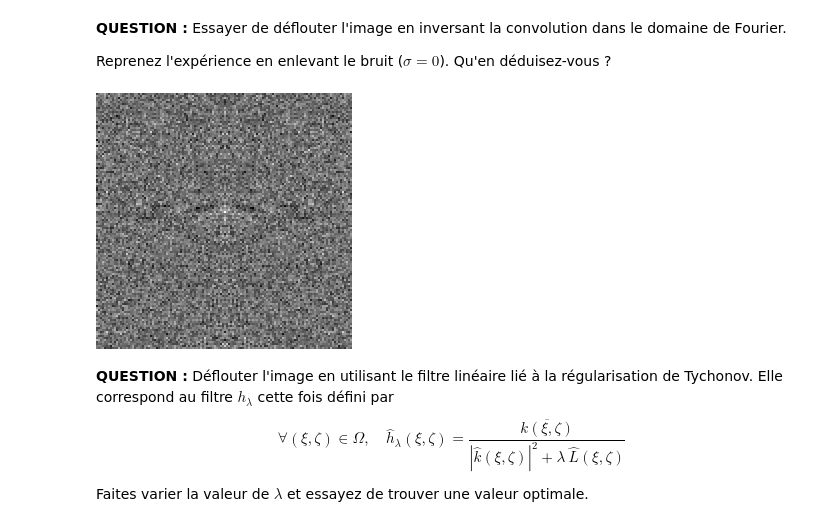
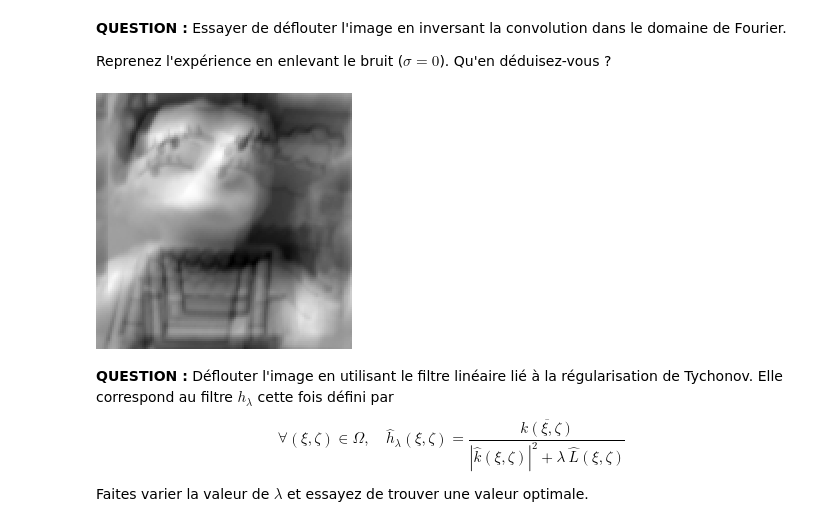
Before and after one commit to RunjiaChen/imageweek, a Jupyter notebook: exo1.ipynb, the cells around one changed output. Cells and saved outputs as stored; diff of their text form; code cells hidden in the pictures.

```diff
--- a/exo1.ipynb
+++ b/exo1.ipynb
@@ -251,14 +251,13 @@ viewimage(v)
 **QUESTION :** Essayer de déflouter l'image en inversant la convolution dans le domaine de Fourier.
 
 Reprenez l'expérience en enlevant le bruit ($\sigma = 0$). Qu'en déduisez-vous ?
-# %%
-### ... ###
-
-u = fftshift(fft(v))
-
-viewimage(u)
-# %% [output]
-[figure, removed]
+# %%
+### ... ###
+
+v = ifft2(fft2(k) * fft2(u0)).real
+viewimage(v)
+# %% [output]
+[figure, added]
 # %% [markdown]
 **QUESTION :** Déflouter l'image en utilisant le filtre linéaire lié à la régularisation de Tychonov. Elle correspond au filtre $h_\lambda$ cette fois défini par
 $$\forall (\xi,\zeta) \in \Omega, \quad
```
Also changed, not shown: parts of 8 cells of this notebook.
